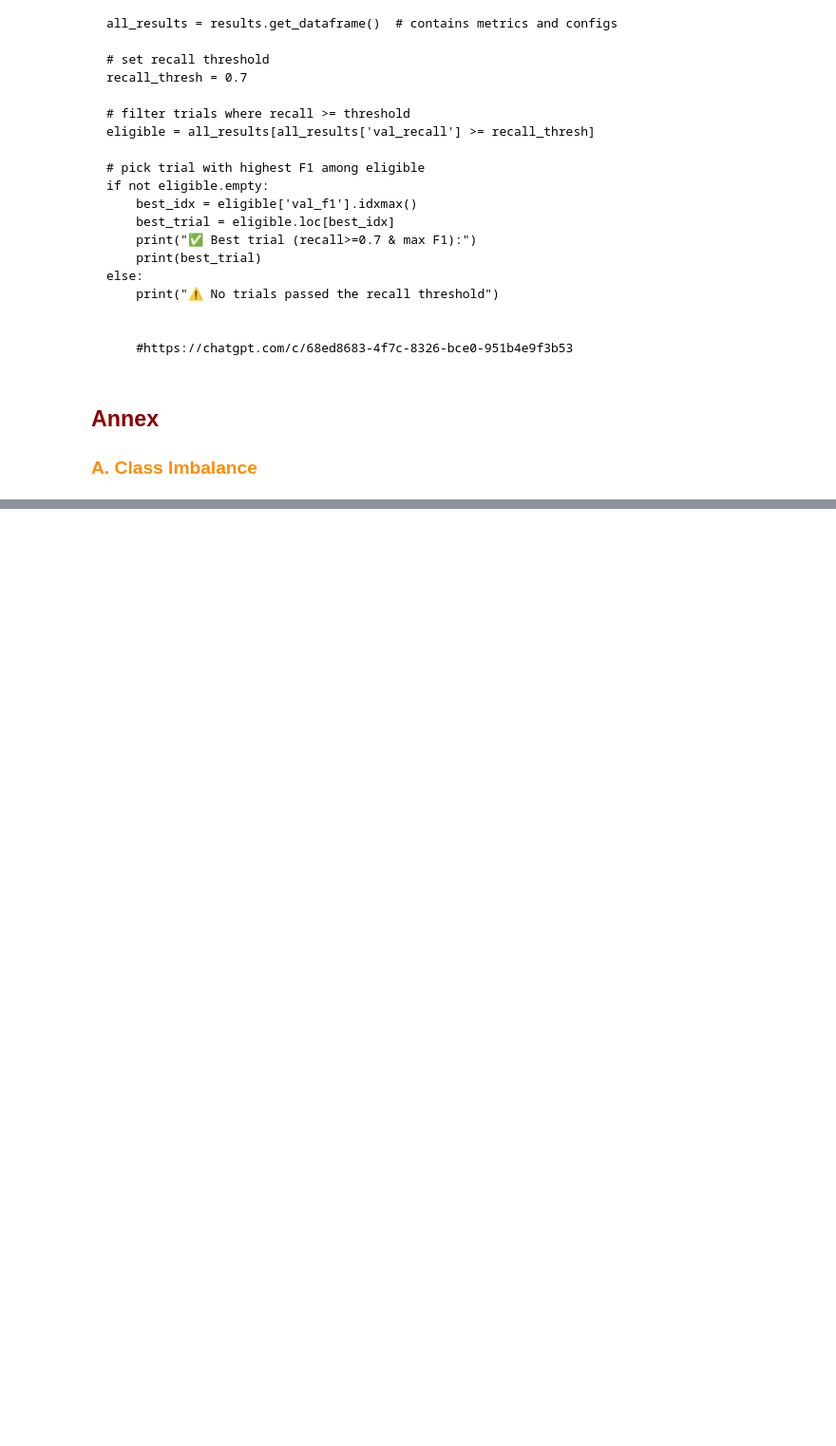
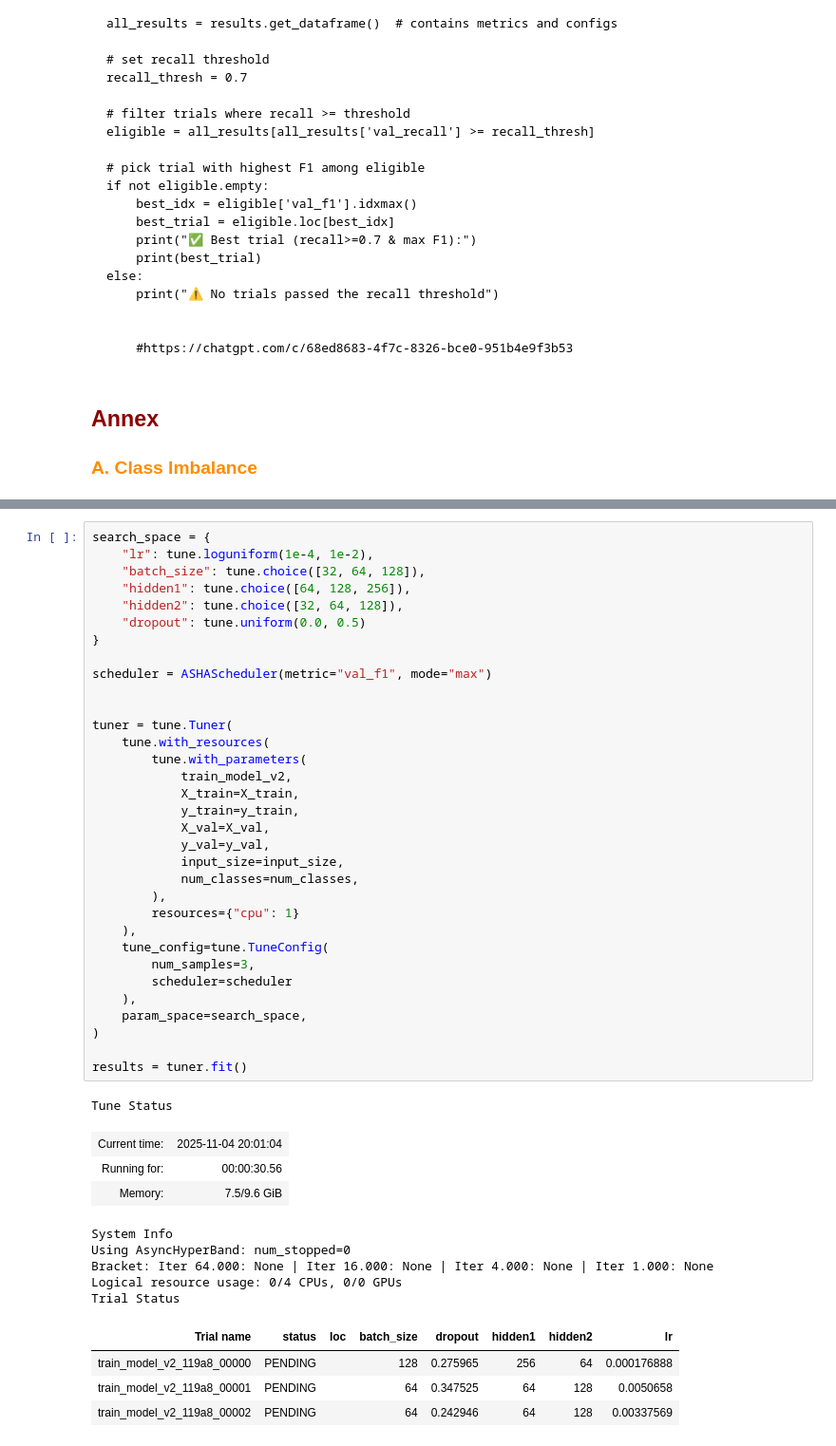
Before and after one commit to MNGARCIA085/AI-Driven-Network-Security, a Jupyter notebook: notebooks/EDA and Quick Prototyping.ipynb, the cells around one changed output, grey strips where cells are left out. Shown: that part at 95% size. Saved outputs shown, nothing was run; the diff lists cells and outputs as text; blank space fills up the shorter version.

```diff
--- a/notebooks/EDA and Quick Prototyping.ipynb
+++ b/notebooks/EDA and Quick Prototyping.ipynb
@@ -903,0 +998,47 @@ else:
+# %%
+search_space = {
+    "lr": tune.loguniform(1e-4, 1e-2),
+    "batch_size": tune.choice([32, 64, 128]),
+    "hidden1": tune.choice([64, 128, 256]),
+    "hidden2": tune.choice([32, 64, 128]),
+    "dropout": tune.uniform(0.0, 0.5)
+}
+
+scheduler = ASHAScheduler(metric="val_f1", mode="max")
+
+
+tuner = tune.Tuner(
+    tune.with_resources(
+        tune.with_parameters(
+            train_model_v2,
+            X_train=X_train,
+            y_train=y_train,
+            X_val=X_val,
+            y_val=y_val,
+            input_size=input_size,
+            num_classes=num_classes,
+        ),
+        resources={"cpu": 1}
+    ),
+    tune_config=tune.TuneConfig(
+        num_samples=3,
+        scheduler=scheduler
+    ),
+    param_space=search_space,
+)
+
+results = tuner.fit()
+# %% [output]
+Tune Status
+| Current time: | 2025-11-04 20:01:04 |
+| Running for: | 00:00:30.56 |
+| Memory: | 7.5/9.6 GiB |
+System Info
+Using AsyncHyperBand: num_stopped=0
+Bracket: Iter 64.000: None | Iter 16.000: None | Iter 4.000: None | Iter 1.000: None
+Logical resource usage: 0/4 CPUs, 0/0 GPUs
+Trial Status
+| Trial name | status | loc | batch_size | dropout | hidden1 | hidden2 | lr |
+| train_model_v2_119a8_00000 | PENDING |  | 128 | 0.275965 | 256 | 64 | 0.000176888 |
+| train_model_v2_119a8_00001 | PENDING |  | 64 | 0.347525 | 64 | 128 | 0.0050658 |
+| train_model_v2_119a8_00002 | PENDING |  | 64 | 0.242946 | 64 | 128 | 0.00337569 |
```
Also changed, not shown: parts of 22 cells of this notebook.
